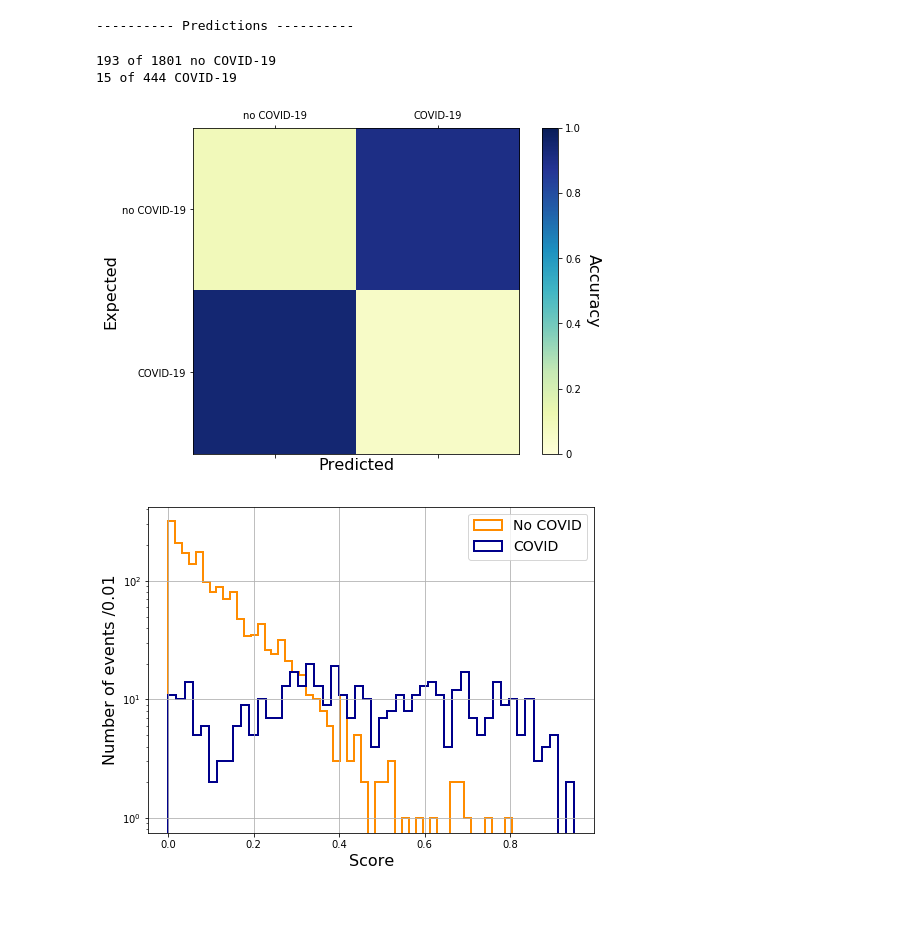
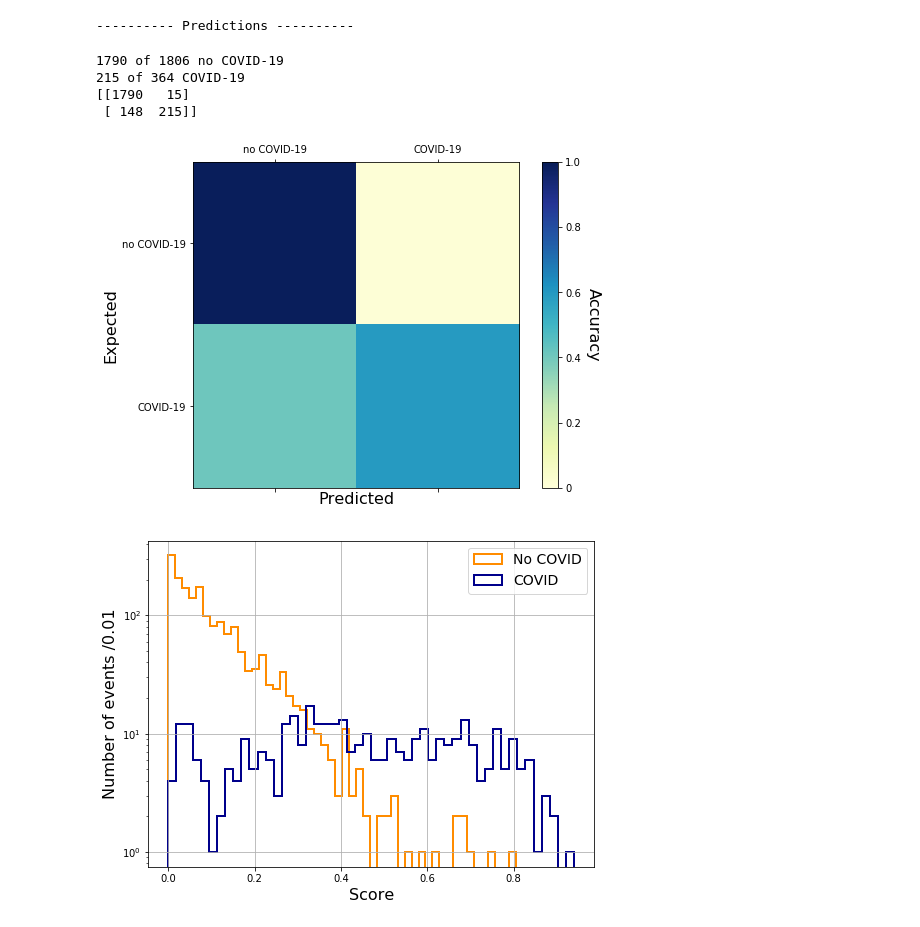
Before and after one commit to TsspGit/CodVid19_CIEMAT, a Jupyter notebook: Random_Forest_Classification.ipynb, the cells around one changed output. Cells and saved outputs as stored; diff of their text form; code cells hidden in the pictures.

Commit message:
correction figures

```diff
--- a/Random_Forest_Classification.ipynb
+++ b/Random_Forest_Classification.ipynb
@@ -184,38 +184,39 @@ Accuracy: 0.9041394335511983
 # %% [markdown]
 ## Regressor:
 # %%
-Y_test = Y_test[:-50]
-predsr = np.loadtxt('preds_RFr_v4.txt', delimiter=',')
+predsr = np.loadtxt('preds_RFr_v4.txt', delimiter=',')[:-75]
 nocovid = predsr[np.where(Y_test == 0)]
 covid = predsr[np.where(Y_test == 1)]
-print("\n\n---------- Predictions ----------\n")
 # %% [output]
 ---------- Predictions ----------
 # %%
-TP_050 = np.count_nonzero(np.where((Y_test==1) & (predsr>0.50)))
-FN_050 = np.count_nonzero(np.where((Y_test==1) & (predsr<0.50)))
-FP_050 = np.count_nonzero(np.where((Y_test==0) & (predsr>0.50)))
-TN_050 = np.count_nonzero(np.where((Y_test==0) & (predsr<0.50)))
+TP_050 = np.count_nonzero(np.where((Y_test==0) & (predsr<0.50)))
+FN_050 = np.count_nonzero(np.where((Y_test==1) & (predsr>0.50)))
+FP_050 = np.count_nonzero(np.where((Y_test==1) & (predsr<0.50)))
+TN_050 = np.count_nonzero(np.where((Y_test==0) & (predsr>0.50)))
 cm = np.array([[TP_050, TN_050],[FN_050, FP_050]])
 print('{} of {} no COVID-19'.format(cm[0,0], np.sum(Y_test == 0)))
 print('{} of {} COVID-19'.format(cm[1,1], np.sum(Y_test == 1)))
+print(cm)
 cm = normalize(cm, 'l1')
 labels = ['no COVID-19', 'COVID-19']
 fig1, ax = plt.subplots(figsize=(8, 6))
 cax = ax.matshow(cm, cmap='YlGnBu', vmin=0, vmax=1)
 cbar = fig1.colorbar(cax)
 cbar.set_ticks([0, 0.2, 0.4, 0.6, 0.8, 1.0])
 cbar.set_ticklabels(['0', '0.2', '0.4', '0.6', '0.8', '1.0'])
 cbar.ax.set_ylabel('Accuracy', rotation=270, labelpad=20, fontsize=16)
 ax.set_xticklabels([''] + labels)
 ax.set_yticklabels([''] + labels)
 ax.set_ylabel('Expected', fontsize=16)
 ax.set_xlabel('Predicted', fontsize=16)
 fig1.savefig('Figures/cm_RFregressor_v4.png', dpi=200)
 # %% [output]
-193 of 1801 no COVID-19
-15 of 444 COVID-19
+1790 of 1806 no COVID-19
+215 of 364 COVID-19
+[[1790   15]
+ [ 148  215]]
-[figure, old version]
+[figure, new version]
 # %%
 fig2, ax = plt.subplots(figsize=(8,6))
 ax.hist(nocovid, 50, histtype='step', lw=2, color='darkorange', label='No COVID')
@@ -227,4 +228,4 @@ plt.legend( loc='upper right', fontsize=14)
 plt.yscale("log")
 fig2.savefig('Figures/histogram_RFregressor_v4.png', dpi=200)
 # %% [output]
-[figure, old version]
+[figure, new version]
```
Also changed, not shown: parts of 5 cells of this notebook, 2 other files.
